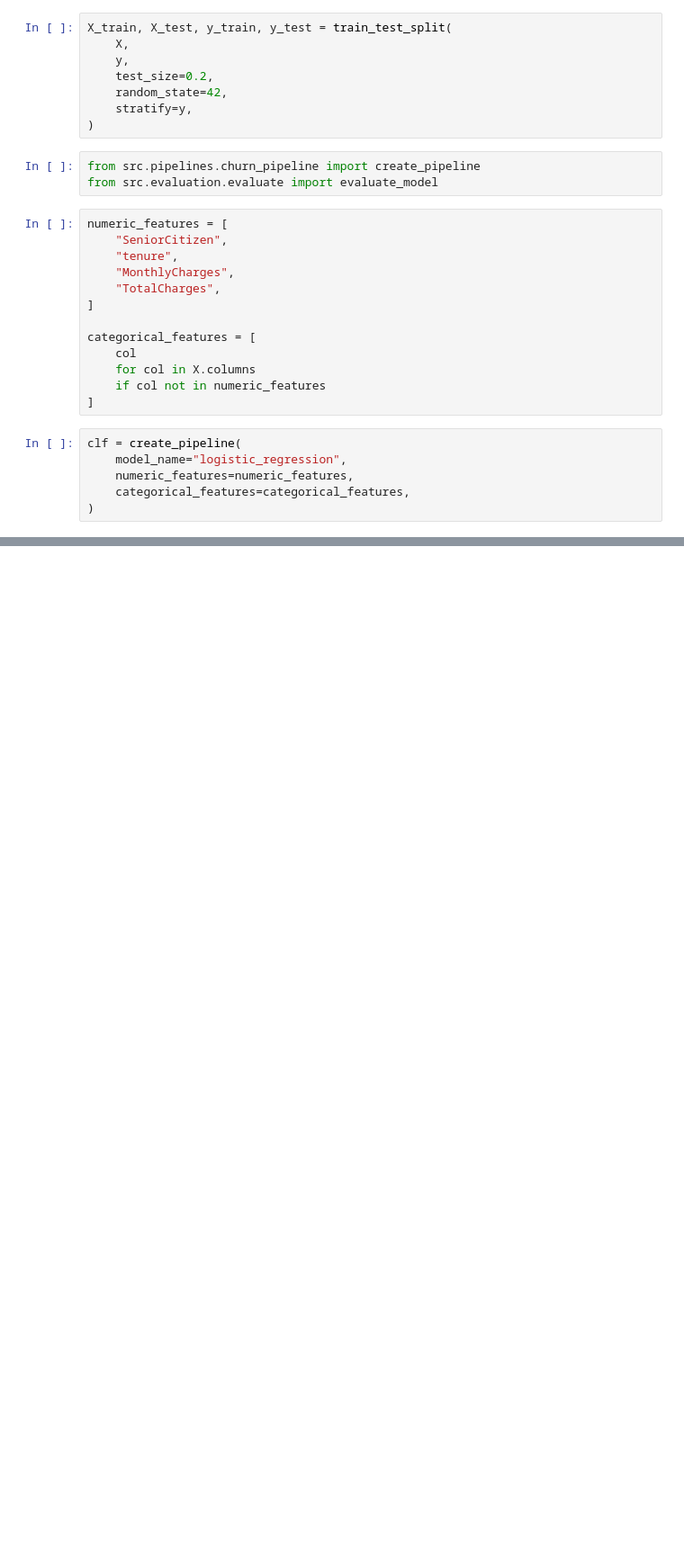
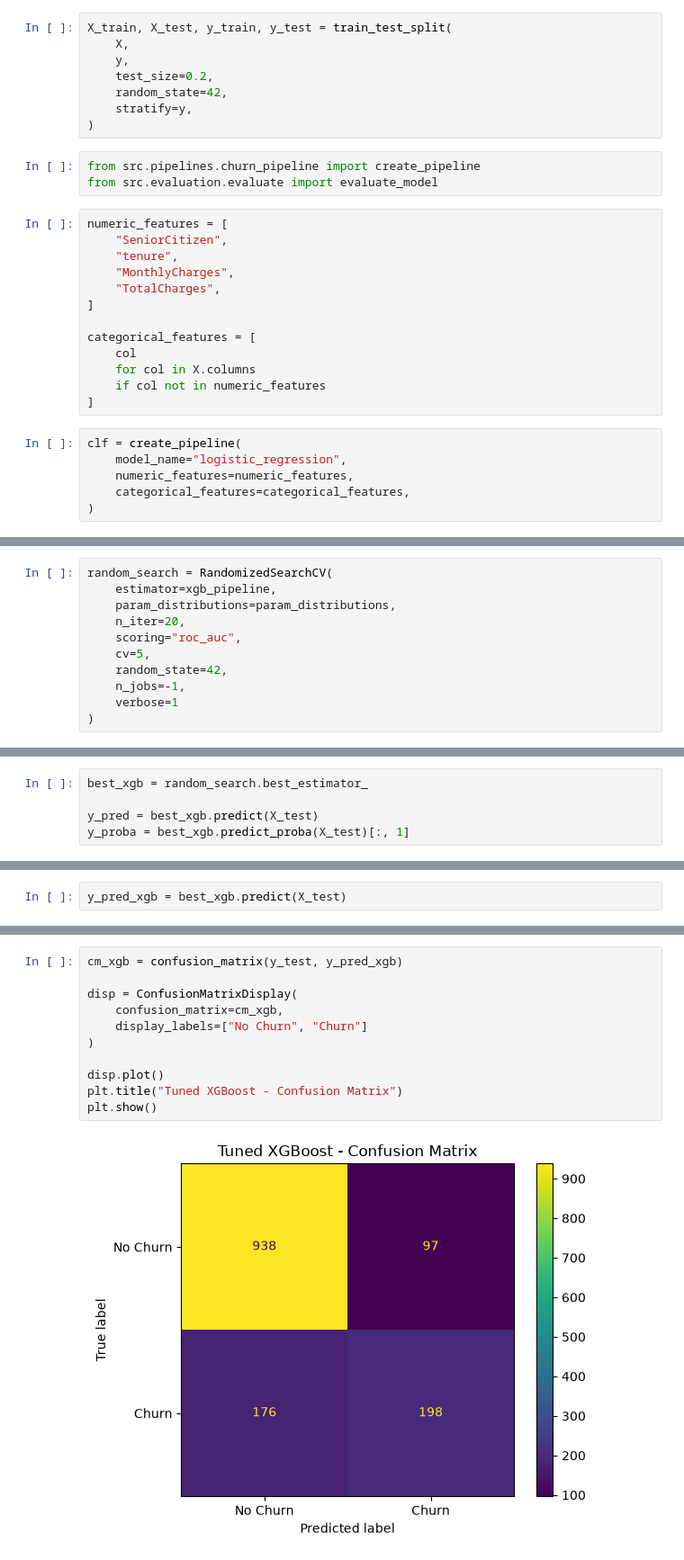
Before and after one commit to pomiankiewiczlukasz/customer-intelligence-ml-platform, a Jupyter notebook: notebooks/02_model_training.ipynb, the cells around one changed output, grey strips where cells are left out. Shown at 90% size. Saved outputs shown, nothing was run; the diff lists cells and outputs as text; blank space fills up the shorter version.

```diff
--- a/notebooks/02_model_training.ipynb
+++ b/notebooks/02_model_training.ipynb
@@ -129,0 +368,11 @@ with mlflow.start_run(
+# %%
+random_search = RandomizedSearchCV(
+    estimator=xgb_pipeline,
+    param_distributions=param_distributions,
+    n_iter=20,
+    scoring="roc_auc",
+    cv=5,
+    random_state=42,
+    n_jobs=-1,
+    verbose=1
+)
@@ -129,0 +408,5 @@ with mlflow.start_run(
+# %%
+best_xgb = random_search.best_estimator_
+
+y_pred = best_xgb.predict(X_test)
+y_proba = best_xgb.predict_proba(X_test)[:, 1]
@@ -129,0 +546,2 @@ with mlflow.start_run(
+# %%
+y_pred_xgb = best_xgb.predict(X_test)
@@ -129,0 +564,13 @@ with mlflow.start_run(
+# %%
+cm_xgb = confusion_matrix(y_test, y_pred_xgb)
+
+disp = ConfusionMatrixDisplay(
+    confusion_matrix=cm_xgb,
+    display_labels=["No Churn", "Churn"]
+)
+
+disp.plot()
+plt.title("Tuned XGBoost - Confusion Matrix")
+plt.show()
+# %% [output]
+[figure, added]
```
Also changed, not shown: parts of 41 cells of this notebook, 4 other files.
